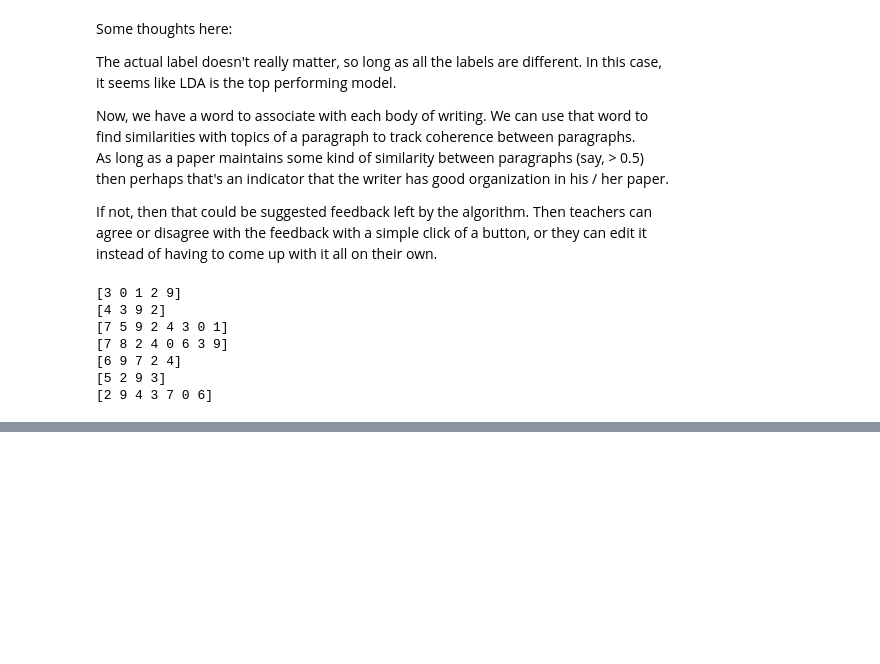
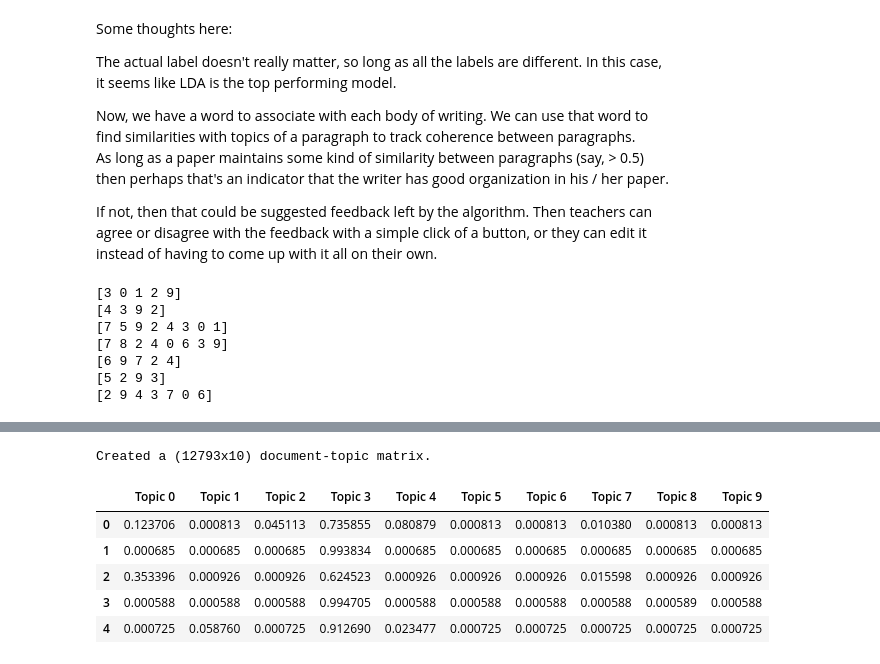
Before and after one commit to maxemileffort/paper-grading-assistant, a Jupyter notebook: 3-topic_modeling.ipynb, the cells around one changed output, grey strips where cells are left out. Saved outputs shown, nothing was run; the diff lists cells and outputs as text; code cells hidden in the pictures; blank space fills up the shorter version.

Commit message:
choosing topics based on probability instead of similarity

```diff
--- a/3-topic_modeling.ipynb
+++ b/3-topic_modeling.ipynb
@@ -570,0 +573,13 @@ high_num_same_top / p_topics_len
+# %%
+# set top label with probabilities
+docsVStopics = pd.DataFrame(lda_docweights, columns=["Topic "+str(i) for i in range(n_top_words)])
+print("Created a (%dx%d) document-topic matrix." % (docsVStopics.shape[0], docsVStopics.shape[1]))
+docsVStopics.head()
+# %% [output]
+Created a (12793x10) document-topic matrix.
+|  | Topic 0 | Topic 1 | Topic 2 | Topic 3 | Topic 4 | Topic 5 | Topic 6 | Topic 7 | Topic 8 | Topic 9 |
+| 0 | 0.123706 | 0.000813 | 0.045113 | 0.735855 | 0.080879 | 0.000813 | 0.000813 | 0.010380 | 0.000813 | 0.000813 |
+| 1 | 0.000685 | 0.000685 | 0.000685 | 0.993834 | 0.000685 | 0.000685 | 0.000685 | 0.000685 | 0.000685 | 0.000685 |
+| 2 | 0.353396 | 0.000926 | 0.000926 | 0.624523 | 0.000926 | 0.000926 | 0.000926 | 0.015598 | 0.000926 | 0.000926 |
+| 3 | 0.000588 | 0.000588 | 0.000588 | 0.994705 | 0.000588 | 0.000588 | 0.000588 | 0.000588 | 0.000589 | 0.000588 |
+| 4 | 0.000725 | 0.058760 | 0.000725 | 0.912690 | 0.023477 | 0.000725 | 0.000725 | 0.000725 | 0.000725 | 0.000725 |
```
Also changed, not shown: parts of 6 cells of this notebook, 1 other file.
